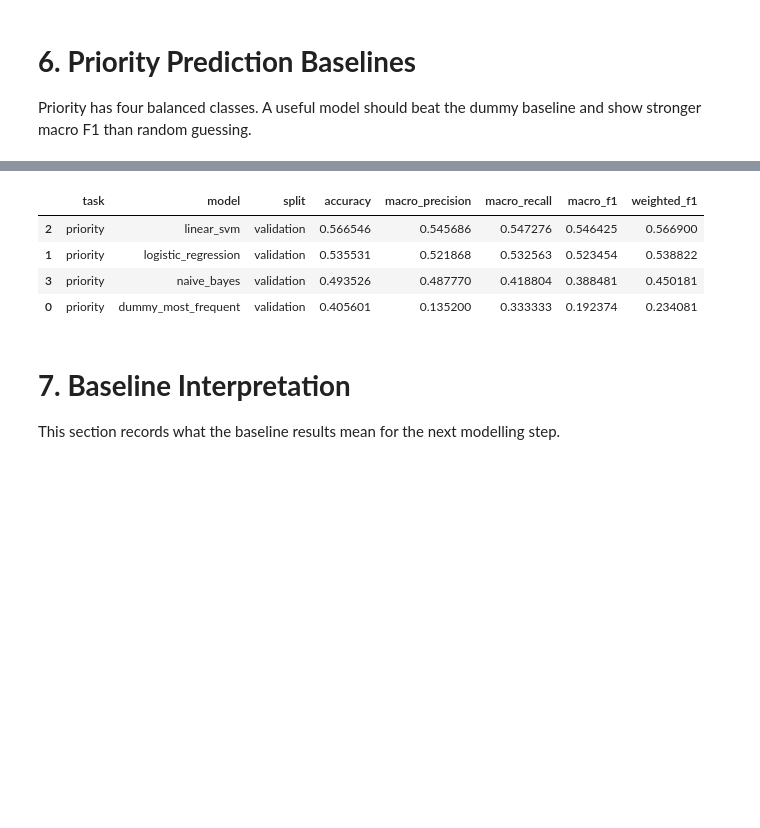
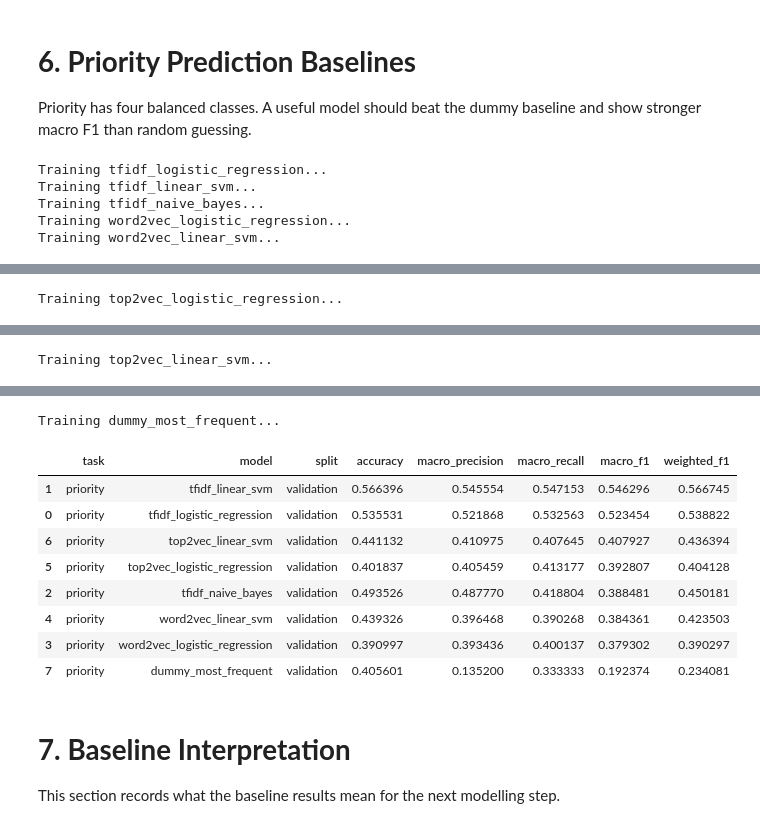
Before and after one commit to uts-study-spaces/trn-uts-aipa, a Jupyter notebook: notebooks/03_baseline_models.ipynb, the cells around one changed output, grey strips where cells are left out. Drawn from its saved outputs; the diff is of its cells as text; code cells hidden in the pictures; blank space fills up the shorter version.

```diff
--- a/notebooks/03_baseline_models.ipynb
+++ b/notebooks/03_baseline_models.ipynb
@@ -100,16 +100,24 @@ category_split_balance
 
 We include a majority-class dummy baseline so the real models can be judged against a simple reference point. The main AI baselines are TF-IDF with Naive Bayes, Logistic Regression, and Linear SVM.
 # %%
-# Define baseline models for comparison.
-def build_notebook_models():
-    models = {
-        'dummy_most_frequent': Pipeline([
-            ('tfidf', TfidfVectorizer(max_features=5000)),
-            ('model', DummyClassifier(strategy='most_frequent')),
-        ])
-    }
-    models.update(build_models())
-    return models
+# Helper to build models across different representations.
+def build_all_configurations():
+    configs = {}
+    for vec_type in ["tfidf", "word2vec", "top2vec"]:
+        try:
+            models = build_models(vectorizer_type=vec_type)
+            for name, pipe in models.items():
+                configs[f"{vec_type}_{name}"] = pipe
+        except Exception as e:
+            print(f"Skipping {vec_type}: {e}")
 
-list(build_notebook_models().keys())
+    # Add dummy baseline
+    configs['dummy_most_frequent'] = Pipeline([
+        ('vectorizer', TfidfVectorizer(max_features=5000)),
+        ('model', DummyClassifier(strategy='most_frequent')),
+    ])
+    return configs
+
+print(f"Total configurations to test: {len(build_all_configurations())}")
+list(build_all_configurations().keys())
 # %% [output]
@@ -121,7 +137,10 @@ Category prediction uses the support queue as the routing label. Notebook 02 sho
 # %%
 # Train category models and evaluate on validation data.
 category_rows = []
-for name, model in build_notebook_models().items():
+all_configs = build_all_configurations()
+
+for name, model in all_configs.items():
+    print(f"Training {name}...")
     model.fit(category_train['model_text'], category_train[category_col])
     predictions = model.predict(category_validation['model_text'])
     result = evaluate_predictions(category_validation[category_col], predictions, 'category', name, 'validation')
@@ -144,7 +185,8 @@ Priority has four balanced classes. A useful model should beat the dummy baselin
 priority_train, priority_validation, priority_test = make_train_validation_test_split(frame, priority_col)
 
 priority_rows = []
-for name, model in build_notebook_models().items():
+for name, model in all_configs.items():
+    print(f"Training {name}...")
     model.fit(priority_train['model_text'], priority_train[priority_col])
     predictions = model.predict(priority_validation['model_text'])
     result = evaluate_predictions(priority_validation[priority_col], predictions, 'priority', name, 'validation')
@@ -153,3 +195,8 @@ for name, model in build_notebook_models().items():
 priority_results = pd.DataFrame(priority_rows).sort_values('macro_f1', ascending=False)
 priority_results
 # %% [output]
+Training tfidf_logistic_regression...
+Training tfidf_linear_svm...
+Training tfidf_naive_bayes...
+Training word2vec_logistic_regression...
+Training word2vec_linear_svm...
@@ -155,0 +204 @@ priority_results
+Training top2vec_logistic_regression...
@@ -155,0 +210 @@ priority_results
+Training top2vec_linear_svm...
@@ -156,8 +215,13 @@ priority_results
+Training dummy_most_frequent...
 |  | task | model | split | accuracy | macro_precision | macro_recall | macro_f1 | weighted_f1 |
-| 2 | priority | linear_svm | validation | 0.566546 | 0.545686 | 0.547276 | 0.546425 | 0.566900 |
-| 1 | priority | logistic_regression | validation | 0.535531 | 0.521868 | 0.532563 | 0.523454 | 0.538822 |
-| 3 | priority | naive_bayes | validation | 0.493526 | 0.487770 | 0.418804 | 0.388481 | 0.450181 |
-| 0 | priority | dummy_most_frequent | validation | 0.405601 | 0.135200 | 0.333333 | 0.192374 | 0.234081 |
+| 1 | priority | tfidf_linear_svm | validation | 0.566396 | 0.545554 | 0.547153 | 0.546296 | 0.566745 |
+| 0 | priority | tfidf_logistic_regression | validation | 0.535531 | 0.521868 | 0.532563 | 0.523454 | 0.538822 |
+| 6 | priority | top2vec_linear_svm | validation | 0.441132 | 0.410975 | 0.407645 | 0.407927 | 0.436394 |
+| 5 | priority | top2vec_logistic_regression | validation | 0.401837 | 0.405459 | 0.413177 | 0.392807 | 0.404128 |
+| 2 | priority | tfidf_naive_bayes | validation | 0.493526 | 0.487770 | 0.418804 | 0.388481 | 0.450181 |
+| 4 | priority | word2vec_linear_svm | validation | 0.439326 | 0.396468 | 0.390268 | 0.384361 | 0.423503 |
+| 3 | priority | word2vec_logistic_regression | validation | 0.390997 | 0.393436 | 0.400137 | 0.379302 | 0.390297 |
+| 7 | priority | dummy_most_frequent | validation | 0.405601 | 0.135200 | 0.333333 | 0.192374 | 0.234081 |
 # %% [markdown]
 # **7. Baseline Interpretation**
 
```
Also changed, not shown: parts of 6 cells of this notebook, 18 other files.
